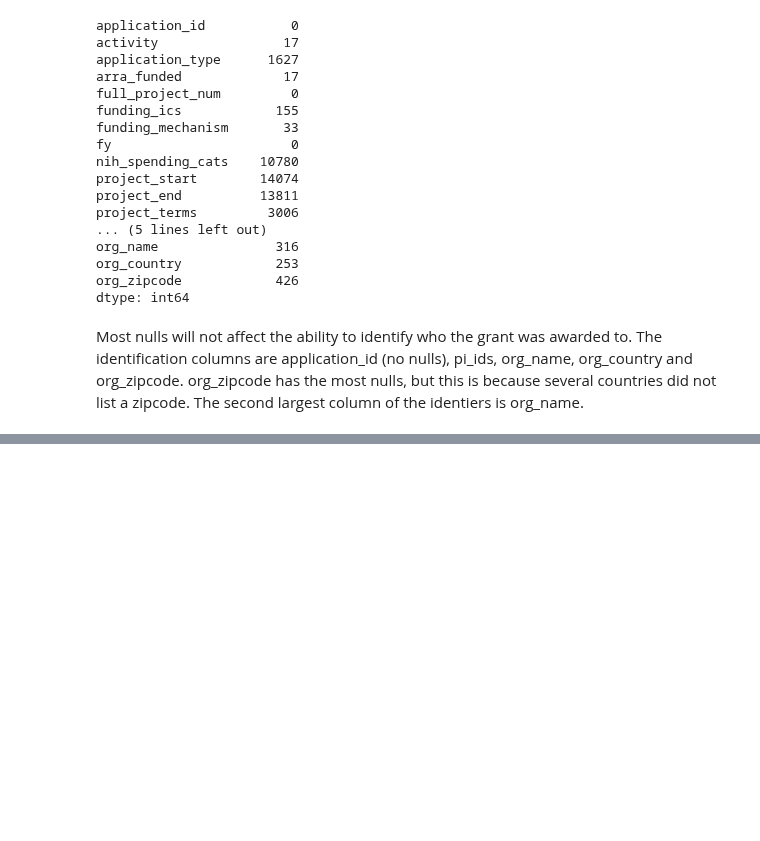
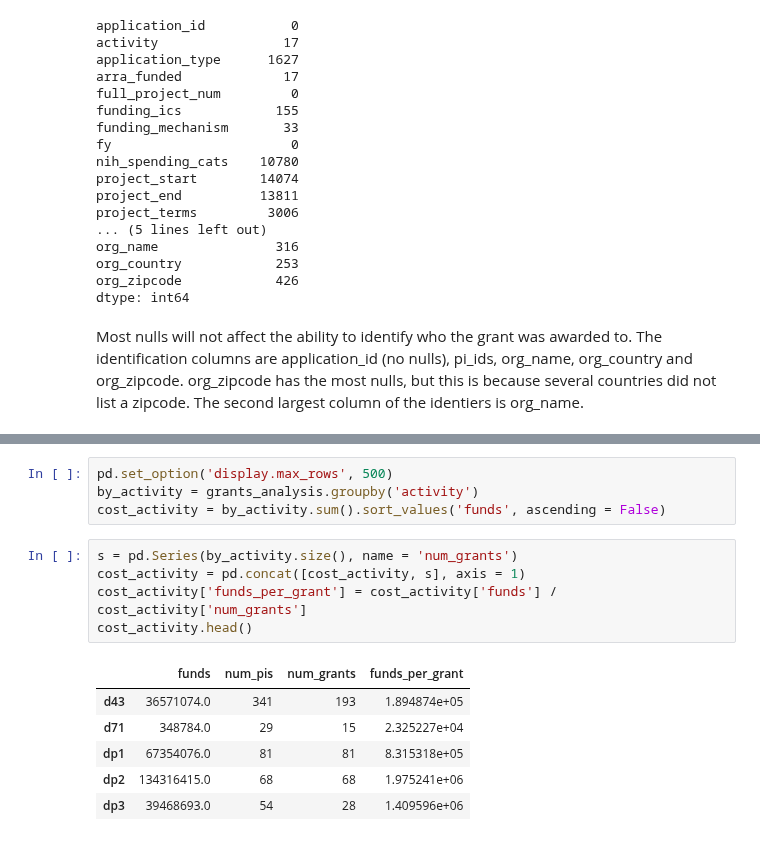
Before and after one commit to yuwie10/nih-awards, a Jupyter notebook: nih_awards.ipynb, the cells around one changed output, grey strips where cells are left out. Saved outputs shown, nothing was run; the diff lists cells and outputs as text; blank space fills up the shorter version.

```diff
--- a/nih_awards.ipynb
+++ b/nih_awards.ipynb
@@ -407,0 +457,16 @@ grants_analysis.ix[grants_analysis['org_country'] != 'united states'].org_countr
+# %%
+pd.set_option('display.max_rows', 500)
+by_activity = grants_analysis.groupby('activity')
+cost_activity = by_activity.sum().sort_values('funds', ascending = False)
+# %%
+s = pd.Series(by_activity.size(), name = 'num_grants')
+cost_activity = pd.concat([cost_activity, s], axis = 1)
+cost_activity['funds_per_grant'] = cost_activity['funds'] / cost_activity['num_grants']
+cost_activity.head()
+# %% [output]
+|  | funds | num_pis | num_grants | funds_per_grant |
+| d43 | 36571074.0 | 341 | 193 | 1.894874e+05 |
+| d71 | 348784.0 | 29 | 15 | 2.325227e+04 |
+| dp1 | 67354076.0 | 81 | 81 | 8.315318e+05 |
+| dp2 | 134316415.0 | 68 | 68 | 1.975241e+06 |
+| dp3 | 39468693.0 | 54 | 28 | 1.409596e+06 |
```
Also changed, not shown: parts of 13 cells of this notebook, 2 other files.
